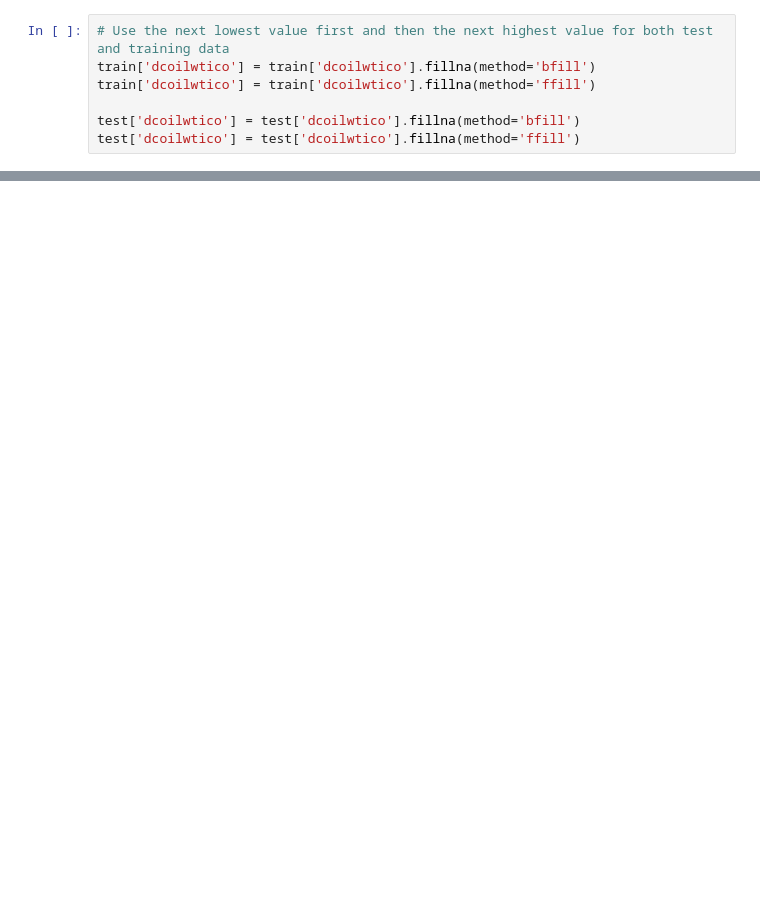
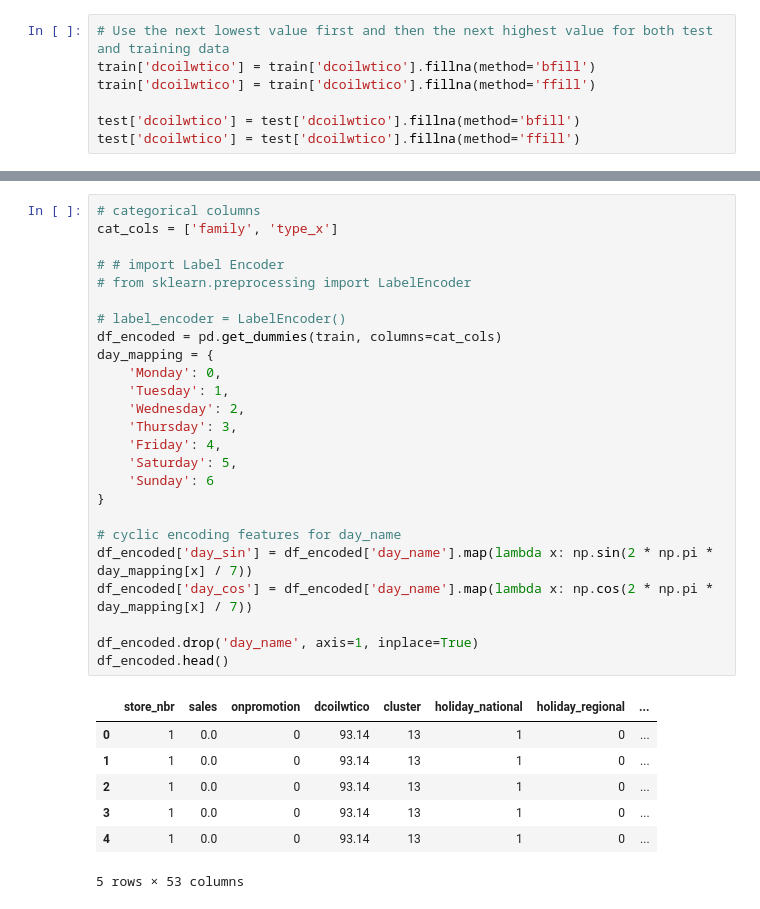
Before and after one commit to Temmybjt/Store-Sales--Time-Series-Forecasting, a Jupyter notebook: Store_Sales_Time_Series_Forecast.ipynb, the cells around one changed output, grey strips where cells are left out. Saved outputs shown, nothing was run; the diff lists cells and outputs as text; blank space fills up the shorter version.

```diff
--- a/Store_Sales_Time_Series_Forecast.ipynb
+++ b/Store_Sales_Time_Series_Forecast.ipynb
@@ -470 +459,34 @@ quarter                      int64
 dtype: object
+# %%
+# categorical columns
+cat_cols = ['family', 'type_x']
+
+# # import Label Encoder
+# from sklearn.preprocessing import LabelEncoder
+
+# label_encoder = LabelEncoder()
+df_encoded = pd.get_dummies(train, columns=cat_cols)
+day_mapping = {
+    'Monday': 0,
+    'Tuesday': 1,
+    'Wednesday': 2,
+    'Thursday': 3,
+    'Friday': 4,
+    'Saturday': 5,
+    'Sunday': 6
+}
+
+# cyclic encoding features for day_name
+df_encoded['day_sin'] = df_encoded['day_name'].map(lambda x: np.sin(2 * np.pi * day_mapping[x] / 7))
+df_encoded['day_cos'] = df_encoded['day_name'].map(lambda x: np.cos(2 * np.pi * day_mapping[x] / 7))
+
+df_encoded.drop('day_name', axis=1, inplace=True)
+df_encoded.head()
+# %% [output]
+|  | store_nbr | sales | onpromotion | dcoilwtico | cluster | holiday_national | holiday_regional | ... |
+| 0 | 1 | 0.0 | 0 | 93.14 | 13 | 1 | 0 | ... |
+| 1 | 1 | 0.0 | 0 | 93.14 | 13 | 1 | 0 | ... |
+| 2 | 1 | 0.0 | 0 | 93.14 | 13 | 1 | 0 | ... |
+| 3 | 1 | 0.0 | 0 | 93.14 | 13 | 1 | 0 | ... |
+| 4 | 1 | 0.0 | 0 | 93.14 | 13 | 1 | 0 | ... |
+5 rows × 53 columns
```
Also changed, not shown: parts of 18 cells of this notebook.
